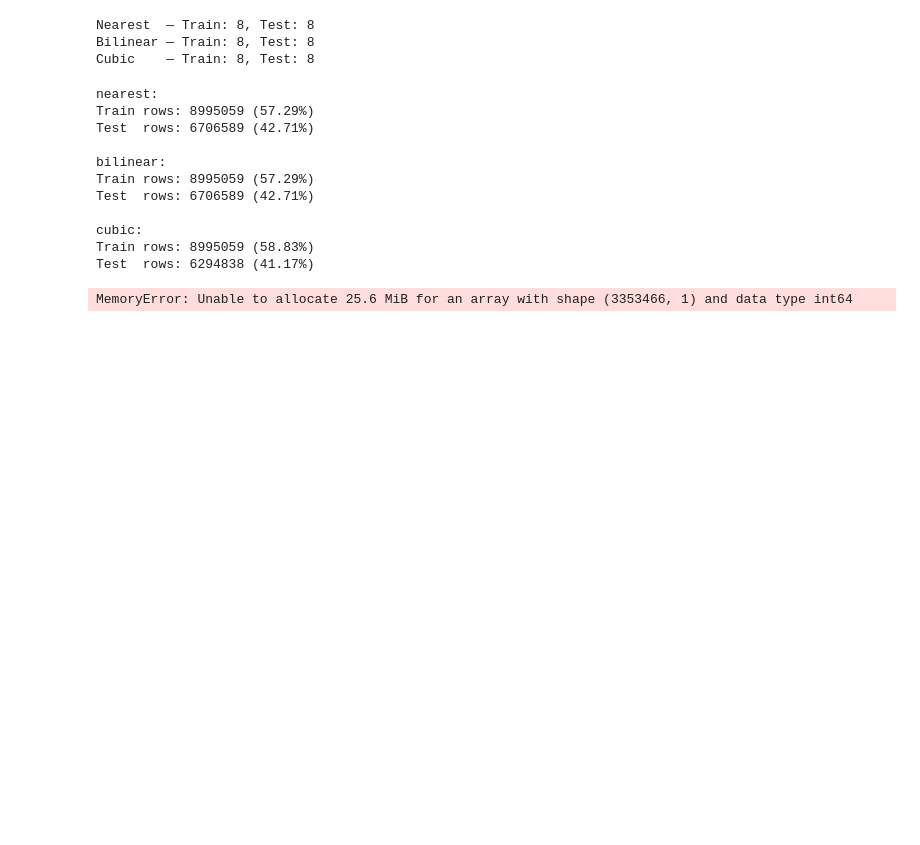
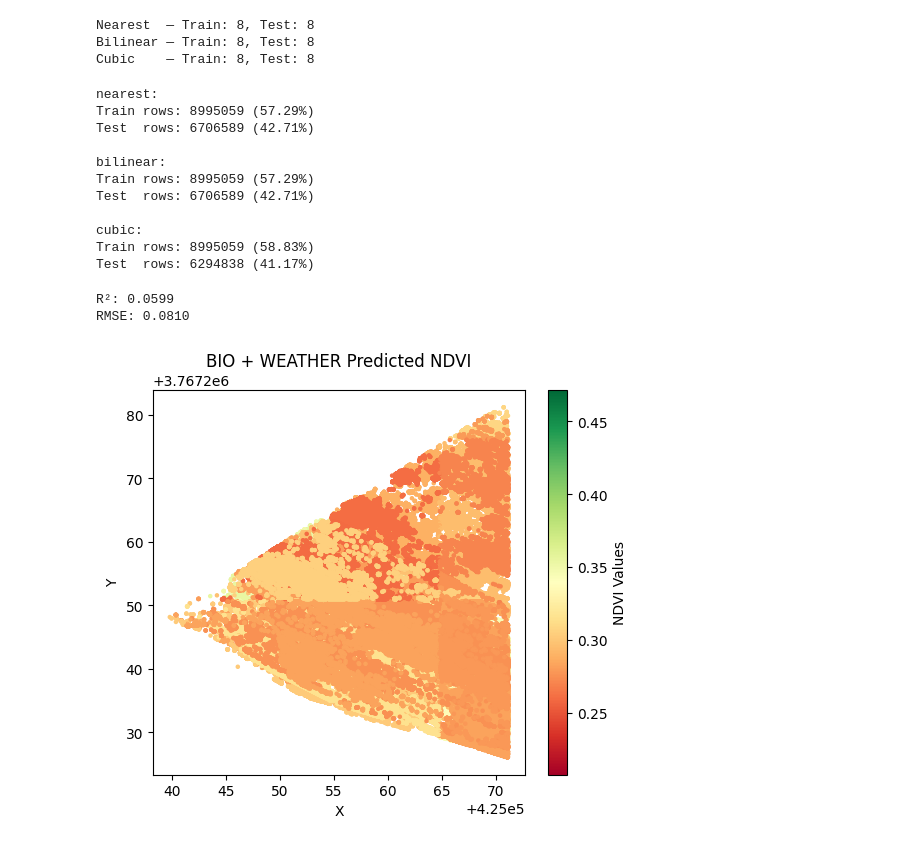
Before and after one commit to ethan-ngo/research, a Jupyter notebook: new_fusion.ipynb, the cells around one changed output. Drawn from its saved outputs; the diff is of its cells as text; code cells hidden in the pictures; blank space fills up the shorter version.

```diff
--- a/new_fusion.ipynb
+++ b/new_fusion.ipynb
@@ -246,8 +250,14 @@ test_df  = pd.concat(test_list, ignore_index=True)
 
 # --- split test in half spatially (by x) ---
 threshold = test_df['X'].median()
-test_half1 = test_df[test_df['X'] < threshold]
-test_half2 = test_df[test_df['X'] >= threshold]
+mask = test_df['X'] < threshold
+threshold = test_df['X'].median()
+mask = test_df['X'] < threshold
+
+test_half1 = test_df[mask]
+test_half2 = test_df[~mask]
+test_half1 = test_df[mask]
+test_half2 = test_df[~mask]
 
 # move half into training
 train_df = pd.concat([train_df, test_half2], ignore_index=True)
@@ -266,6 +276,11 @@ feature_cols = [
     # time features
     'sin_doy','cos_doy',
 
+    # weather features
+    'tavg_c',
+    'precip_mm','srad_mj_m2',
+    'vpd_max_kpa',
+
     # optional quality features
     'AEROSOL_Band_1','PIXEL_Band_1','RADSAT_Band_1'
 ]
@@ -280,7 +295,7 @@ X_test = test_df[feature_cols]
 y_test = test_df[target_col]
 
 # --- train model ---
-model = LinearRegression()
+model = GradientBoostingRegressor(n_estimators=100, learning_rate=0.1, random_state=42)
 model.fit(X_train, y_train)
 
 # --- predict ---
@@ -293,4 +308,26 @@ rmse = np.sqrt(mean_squared_error(y_test, y_pred))
 print(f"R²: {r2:.4f}")
 print(f"RMSE: {rmse:.4f}")
 # %% [output]
-MemoryError: Unable to allocate 25.6 MiB for an array with shape (3353466, 1) and data type int64
+R²: 0.0599
+RMSE: 0.0810
+# %%
+test_plot = test_df.copy()
+test_plot['pred'] = y_pred
+test_plot['error'] = test_plot['pred'] - test_plot['UAV_NDVI']
+vmin = test_plot['UAV_NDVI'].quantile(0.05)
+vmax = test_plot['UAV_NDVI'].quantile(0.95)
+# %%
+plt.figure(figsize=(6,5))
+plt.scatter(test_plot['X'], test_plot['Y'],
+            c=test_plot['pred'],
+            cmap='RdYlGn',
+            s=5,
+            vmin=vmin, vmax=vmax)
+
+plt.colorbar(label='NDVI Values')
+plt.title("BIO + WEATHER Predicted NDVI")
+plt.xlabel("X")
+plt.ylabel("Y")
+plt.show()
+# %% [output]
+[figure, added]
```
Also changed, not shown: parts of 4 cells of this notebook, 1 other file.
